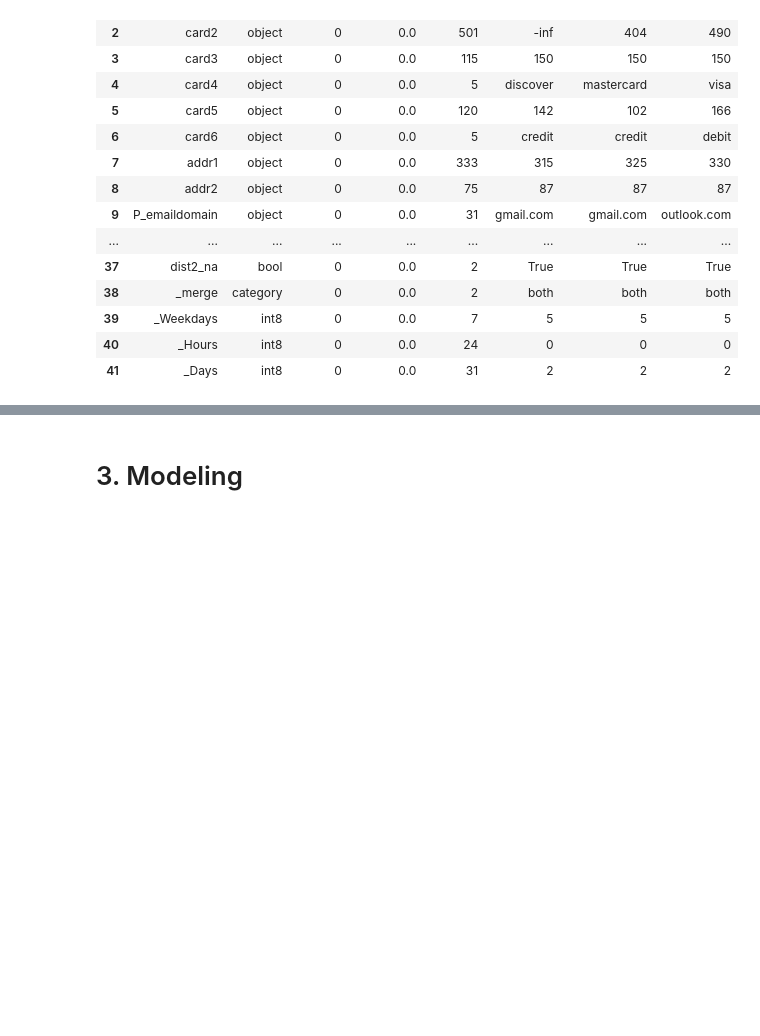
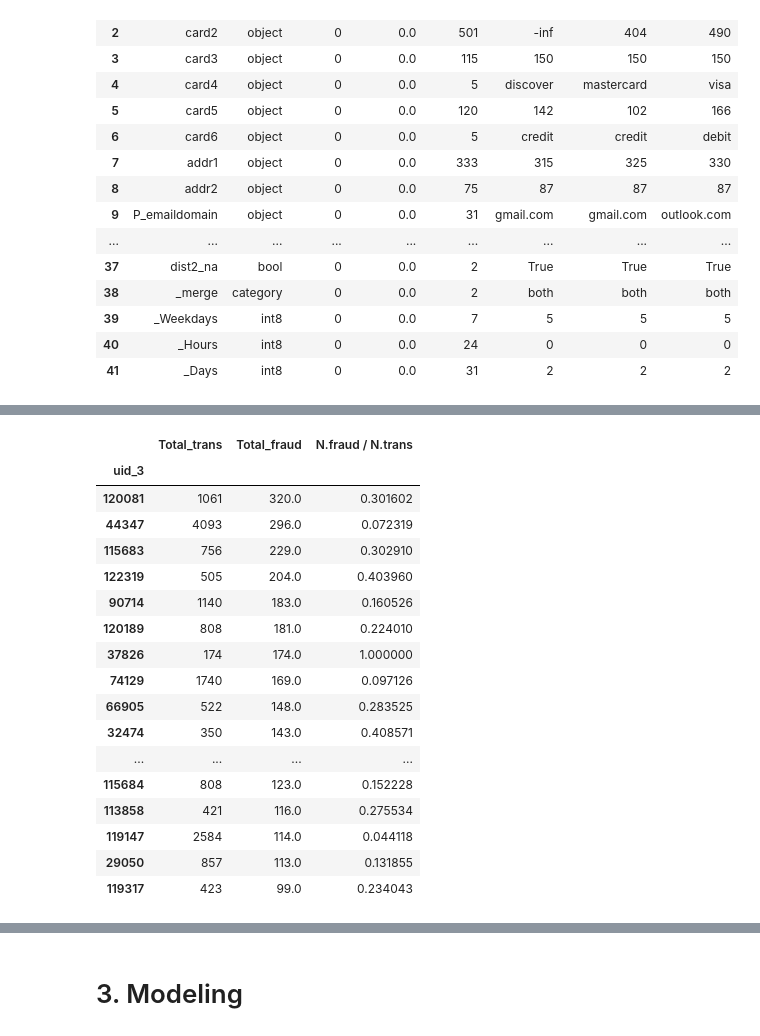
Before and after one commit to DataCampM2DSSAF/suivi-du-data-camp-zeta-team, a Jupyter notebook: Code merged works/5.CatBoost_v2.ipynb, the cells around one changed output, grey strips where cells are left out. Cells and saved outputs as stored; diff of their text form; code cells hidden in the pictures; blank space fills up the shorter version.

```diff
--- a/Code merged works/5.CatBoost_v2.ipynb
+++ b/Code merged works/5.CatBoost_v2.ipynb
@@ -244,0 +299,26 @@ Dataset Shape: (590540, 30)
+# %%
+res = df_train.groupby(['uid_3']).agg({'isFraud' : ['count', 'sum']})
+res = res.droplevel(0, axis = 1)
+res.columns = ['Total_trans', 'Total_fraud']
+res.index.name = 'uid_3'
+res['N.fraud / N.trans'] = res['Total_fraud'] / res['Total_trans']
+res.sort_values('Total_fraud', ascending=False).head(20)
+# %% [output]
+|  | Total_trans | Total_fraud | N.fraud / N.trans |
+| uid_3 |  |  |  |
+| 120081 | 1061 | 320.0 | 0.301602 |
+| 44347 | 4093 | 296.0 | 0.072319 |
+| 115683 | 756 | 229.0 | 0.302910 |
+| 122319 | 505 | 204.0 | 0.403960 |
+| 90714 | 1140 | 183.0 | 0.160526 |
+| 120189 | 808 | 181.0 | 0.224010 |
+| 37826 | 174 | 174.0 | 1.000000 |
+| 74129 | 1740 | 169.0 | 0.097126 |
+| 66905 | 522 | 148.0 | 0.283525 |
+| 32474 | 350 | 143.0 | 0.408571 |
+| ... | ... | ... | ... |
+| 115684 | 808 | 123.0 | 0.152228 |
+| 113858 | 421 | 116.0 | 0.275534 |
+| 119147 | 2584 | 114.0 | 0.044118 |
+| 29050 | 857 | 113.0 | 0.131855 |
+| 119317 | 423 | 99.0 | 0.234043 |
```
Also changed, not shown: parts of 31 cells of this notebook.
